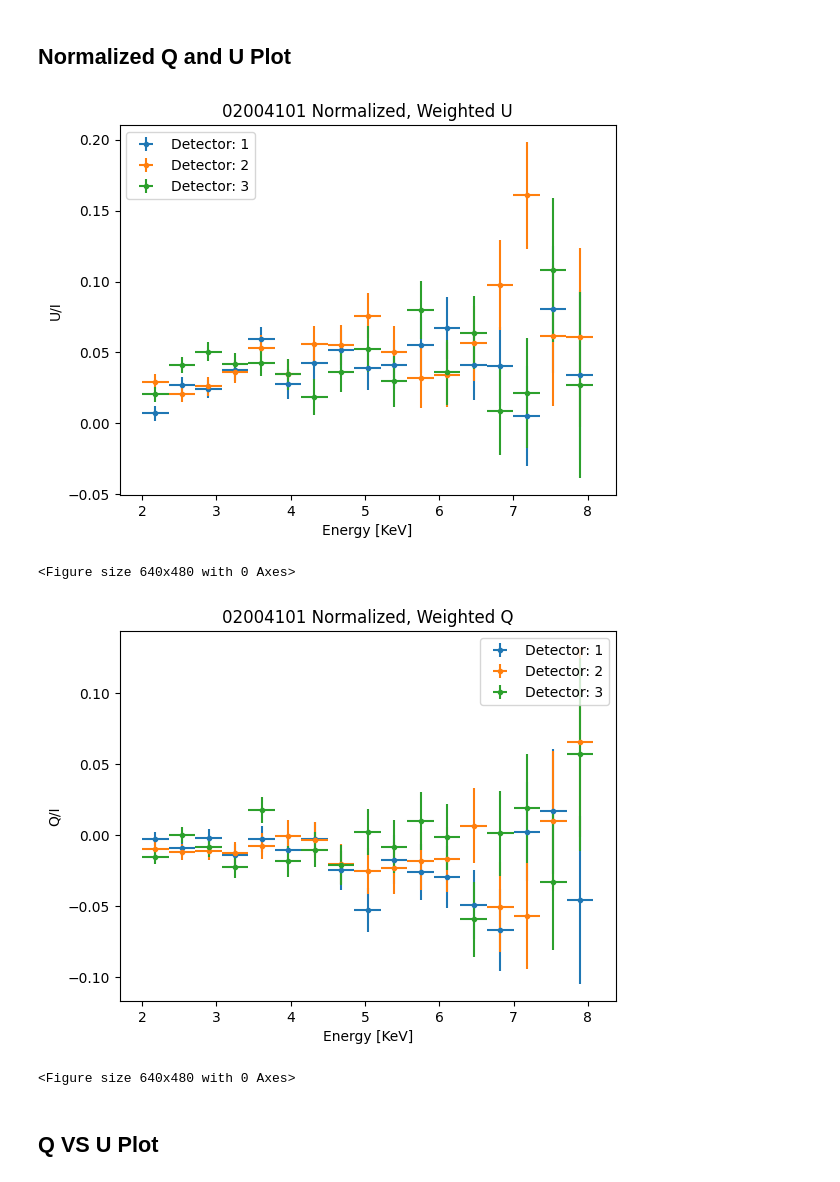
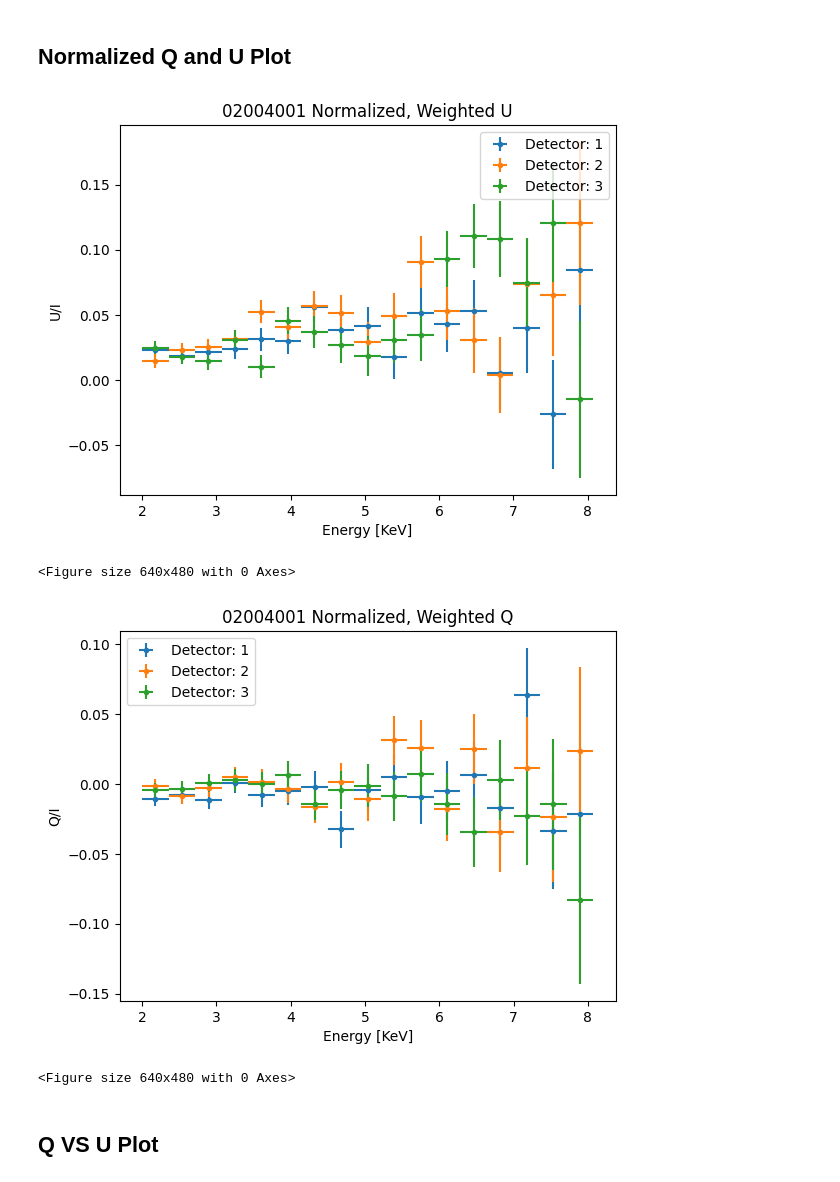
Before and after one commit to jacob-casey/NeutronStar, a Jupyter notebook: NewMasterCode.ipynb, the cells around one changed output. Drawn from its saved outputs; the diff is of its cells as text; code cells hidden in the pictures.

```diff
--- a/NewMasterCode.ipynb
+++ b/NewMasterCode.ipynb
@@ -64,12 +63,8 @@ OMEGA = orbdata['PERIAPSE']
 
 # set orbital params
 SOURCENAME = 'herx1'
-OBSID = '02004101'
+OBSID = '02004001'
 SOURCERAD = 20
-
-obs1date = '01/ 18-21 /2023'
-obs2date = '02/ 03-08 /2023'
-obs3date = '02/ 17-24 /2022'
 # %% [markdown]
 ## IMPORT MODULATION FACTORS
 # %%
@@ -142,7 +137,9 @@ for i,f in enumerate(datafiles):
 # %% [markdown]
 ## SETUP BACKGROUND AND ENERGY LIMITS
 # %%
-CenterX, CenterY= 296,307#305,288#302,286
+coords = pd.read_csv('/home/jacob/Desktop/HerX-1/CoordinatesofNS.txt',delim_whitespace=True)
+CenterX, CenterY= coords['X'].loc[coords['OBS_ID'] == float(OBSID)].mean(),coords['Y'].loc[coords['OBS_ID'] == float(OBSID)].mean()
+print(CenterX,CenterY)
 radius = np.sqrt(((events['X']-CenterX)**2)+((events['Y']-CenterY)**2))
 
 Bounds = (events['PI']>49) & (events['PI']<=200) & (radius<SOURCERAD)
@@ -179,7 +177,6 @@ if BinaryCorrection:
     NUORBDOT=-1/PORB/PORB*PORBDOT
     met0=events['TIME'].min()##evtlist['TIME'].min()
     MJDSTART=MJDREFF+MJDREFI+met0/day
-    print(MJDSTART)
     NU=np.interp(MJDSTART,spindata['BARYTIME'],spindata['FREQUENCY'])
     NUDOT=np.interp(MJDSTART,spindata['BARYTIME'],spindata['FDOT'])
     TREFNU=MJDSTART
@@ -215,7 +212,7 @@ else:
 
 #Adjust NU + (x) until the 2dhist looks aligned
 
-adjustment = 1e-6#1e-7
+adjustment = 0#1e-6#5e-5#1e-6#1e-7
 phase=np.mod(deltat*((NU+adjustment)+0.5*deltat*(NUDOT*deltat*NUDDOT*0.3333333)),1)
 
 
@@ -226,4 +223,6 @@ df = pd.DataFrame(df,columns=['CH','U','Q','W_mom'])
 df['Time'] = deltat
 df['Phase'] = phase
 df['detector'] = detector
+
+bindata=plt.hist2d(df['Phase'],df['Time'],bins=100)
 # %% [output]
@@ -556,44 +547,44 @@ plt.xlabel('Energy [KeV]')
 plt.show()
 plt.savefig(f'/home/jacob/Desktop/HerX-1/{OBSID}/plots/NormalizedWeightedU.pdf')
 # %% [output]
-[figure, old version]
+[figure, new version]
 <Figure size 640x480 with 0 Axes>
 # %%
-binwidth = 5/14 #The channel energy width is 0.04
+Ebinwidth = 5/14 #The channel energy width is 0.04
 #ISpectra = plt.hist(df['E_AVG'], bins = np.arange(2,8,binwidth) )
 plt.figure()
 for det in range(1,3+1): #plus 1 so that we get all 3 detectors
     I_Wmom = []
     Q_Wmom = []
     Energy = []
     Qstd = []
     I = []
     W_mom = []
-    for i in np.arange(2,8,binwidth):
-        CenterofISpectraBins_ = i +(binwidth/2)
-        I_ = df['W_mom'].loc[df['E_AVG'].between(i,i+binwidth)& (df['detector'] == det)].sum()
-        Q_Wmom_ = df['Q*W_mom'].loc[df['E_AVG'].between(i,i+binwidth)& (df['detector'] == det)].sum()
-        Q_std = df['Q'].loc[df['E_AVG'].between(i,i+binwidth)& (df['detector'] == det)].std()
-        Wmom_ = df['W_mom'].loc[df['E_AVG'].between(i,i+binwidth)& (df['detector'] == det)].mean()
+    for i in np.arange(2,8,Ebinwidth):
+        CenterofISpectraBins_ = i +(Ebinwidth/2)
+        I_ = df['W_mom'].loc[df['E_AVG'].between(i,i+Ebinwidth)& (df['detector'] == det)].sum()
+        Q_Wmom_ = df['Q*W_mom'].loc[df['E_AVG'].between(i,i+Ebinwidth)& (df['detector'] == det)].sum()
+        Q_std = df['Q'].loc[df['E_AVG'].between(i,i+Ebinwidth)& (df['detector'] == det)].std()
+        Wmom_ = df['W_mom'].loc[df['E_AVG'].between(i,i+Ebinwidth)& (df['detector'] == det)].mean()
         Q_Wmom = np.append(Q_Wmom, Q_Wmom_)
         I_Wmom = np.append(I_Wmom, I_)
         Energy = np.append(Energy,CenterofISpectraBins_)
         Qstd = np.append(Qstd,Q_std)
         W_mom = np.append(W_mom,Wmom_)
-        I = np.append(I,len(df['Q'].loc[df['E_AVG'].between(i,i+binwidth)& (df['detector'] == det)]))
+        I = np.append(I,len(df['Q'].loc[df['E_AVG'].between(i,i+Ebinwidth)& (df['detector'] == det)]))
     Q_Wmom_std = np.sqrt(abs(Qstd**2)*I)
     Q_Wmom_std = abs(np.sqrt(((abs(Qstd**2)*I*W_mom*W_mom)/(Q_Wmom**2)) + ((I_Wmom**(1/4))/(I_Wmom**2)))*(Q_Wmom/I_Wmom))
 
 
-    plt.errorbar(Energy,Q_Wmom/I_Wmom,markersize=3,yerr = Q_Wmom_std,xerr = binwidth/2,label=f'Detector: {det}',fmt='o')
+    plt.errorbar(Energy,Q_Wmom/I_Wmom,markersize=3,yerr = Q_Wmom_std,xerr = Ebinwidth/2,label=f'Detector: {det}',fmt='o')
 plt.legend()
 plt.title(f'{OBSID} Normalized, Weighted Q')
 plt.ylabel('Q/I')
 plt.xlabel('Energy [KeV]')
 plt.show()
 plt.savefig(f'/home/jacob/Desktop/HerX-1/{OBSID}/plots/NormalizedWeightedQ.pdf')
 # %% [output]
-[figure, old version]
+[figure, new version]
 <Figure size 640x480 with 0 Axes>
 # %% [markdown]
 ## Q VS U Plot
```
Also changed, not shown: parts of 23 cells of this notebook.
